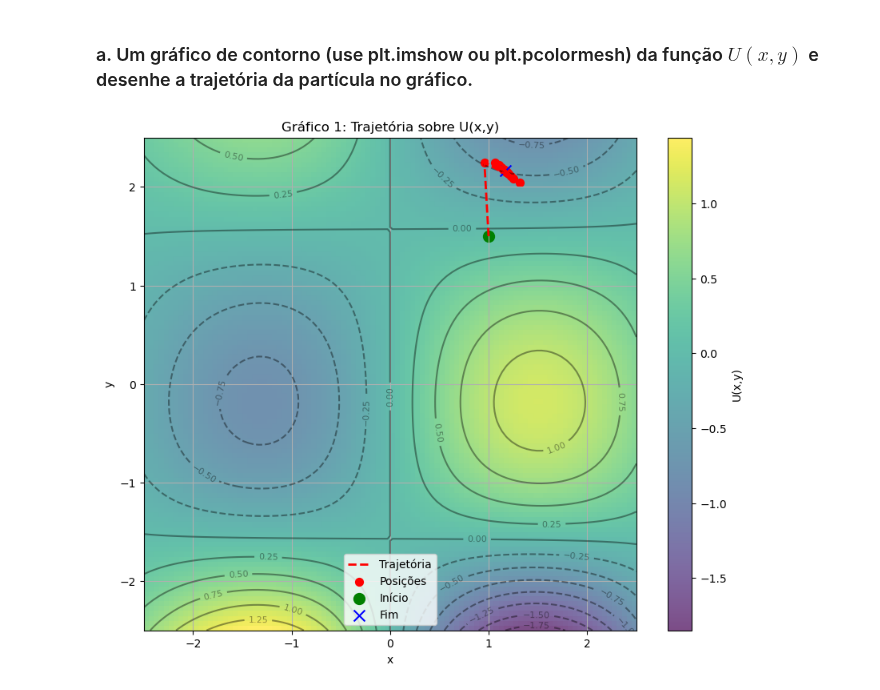
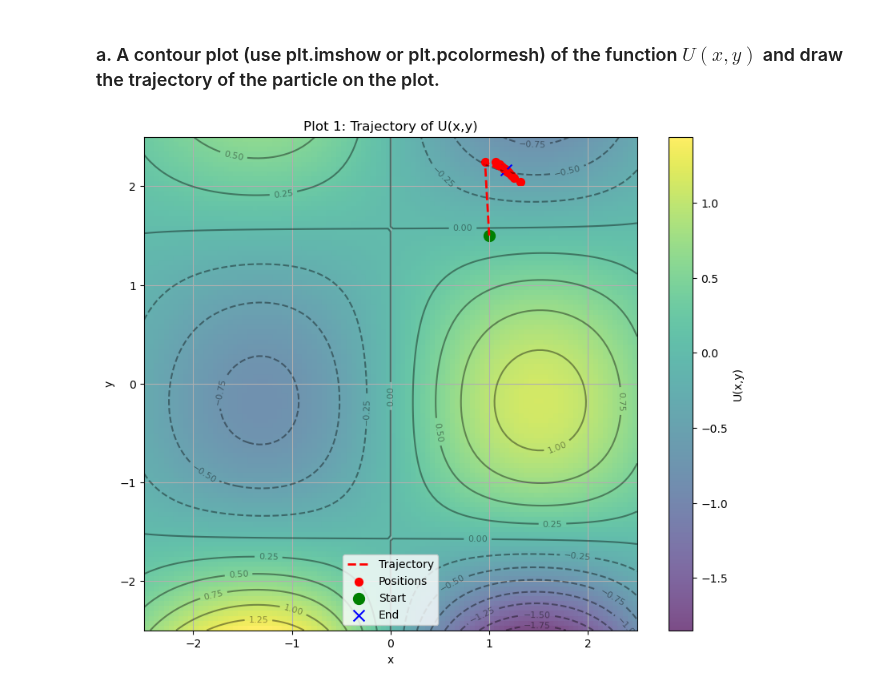
Before and after one commit to brunamendesfis/Computational_Physics, a Jupyter notebook: Redes_Neurais/Atividade_01/Exercício_04.ipynb, the cells around one changed output. Saved outputs shown, nothing was run; the diff lists cells and outputs as text; code cells hidden in the pictures.

```diff
--- a/Redes_Neurais/Atividade_01/Exercício_04.ipynb
+++ b/Redes_Neurais/Atividade_01/Exercício_04.ipynb
@@ -57,46 +57,46 @@ def grad_desc(x_0, y_0, alpha, itera, sigma_x, sigma_y, epsilon=0.01):
         x , y = x_i, y_i
 
     return np.array(x_list), np.array(y_list), np.array(U)
-# %% [markdown]
-### a. Um gráfico de contorno (use plt.imshow ou plt.pcolormesh) da função $U(x,y)$ e desenhe a trajetória da partícula no gráfico.
+# %% [markdown]
+
+### a. A contour plot (use plt.imshow or plt.pcolormesh) of the function $U(x,y)$ and draw the trajectory of the particle on the plot.
 # %%
 x_0 = 1
 y_0 = 1.5
 alpha = 0.9
 itera = 1000
 epsilon = 0.01
 sigma_x, sigma_y = 3, 3
 
 x_list, y_list, U_list = grad_desc(x_0, y_0, alpha, itera, sigma_x, sigma_y)
 
 x_vals = np.linspace(-2.5, 2.5, 100)
 y_vals = np.linspace(-2.5, 2.5, 100)
 X, Y = np.meshgrid(x_vals, y_vals)
 Z = funcao_suavizada(X, Y, x_0, y_0, sigma_x, sigma_y)
 
 plt.figure(figsize=(10, 8))
 plt.imshow(Z,
            extent=[-2.5, 2.5, -2.5, 2.5],
            origin='lower',
            cmap='viridis',
            alpha=0.7)
 plt.colorbar(label='U(x,y)')
 
-# Contorno
 contours = plt.contour(X, Y, Z, levels=15, colors='black', alpha=0.4)
 plt.clabel(contours, inline=True, fontsize=8)
 
-# Trajetória da partícula
-plt.plot(x_list, y_list, '--', color = 'red', linewidth=2, label='Trajetória')
-plt.scatter(x_list, y_list, c='red', s=50, label='Posições')
+# Particle trajectory
+plt.plot(x_list, y_list, '--', color = 'red', linewidth=2, label='Trajectory')
+plt.scatter(x_list, y_list, c='red', s=50, label='Positions')
 
-plt.scatter(x_list[0], y_list[0], c='green', s=100, label='Início', marker='o')
-plt.scatter(x_list[-1], y_list[-1], c='blue', s=100, label='Fim', marker='x')
+plt.scatter(x_list[0], y_list[0], c='green', s=100, label='Start', marker='o')
+plt.scatter(x_list[-1], y_list[-1], c='blue', s=100, label='End', marker='x')
 plt.xlabel('x')
 plt.ylabel('y')
-plt.title('Gráfico 1: Trajetória sobre U(x,y)')
+plt.title('Plot 1: Trajectory of U(x,y)')
 plt.legend()
 plt.grid(True)
 plt.show()
 # %% [output]
-[figure, old version]
+[figure, new version]
```
Also changed, not shown: parts of 25 cells of this notebook, 6 other files.
